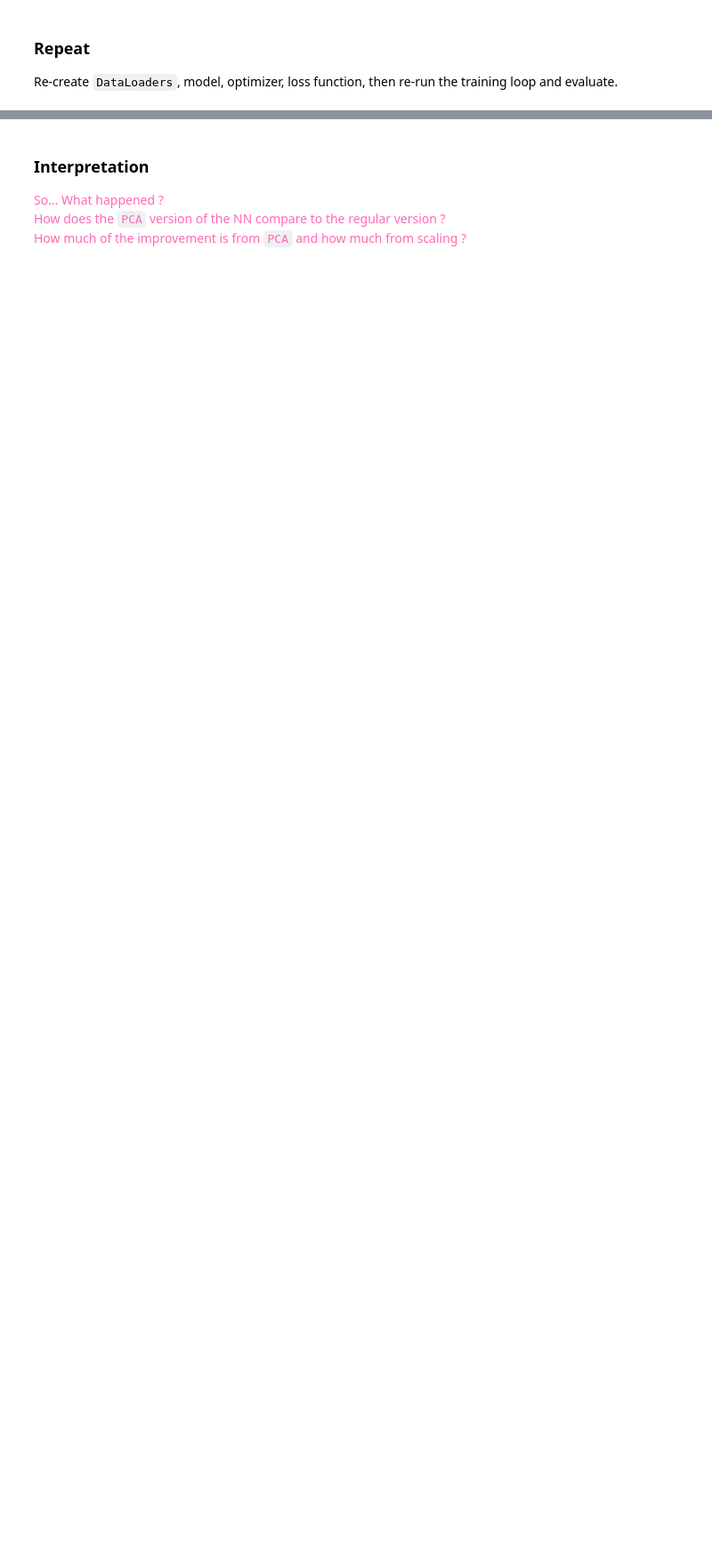
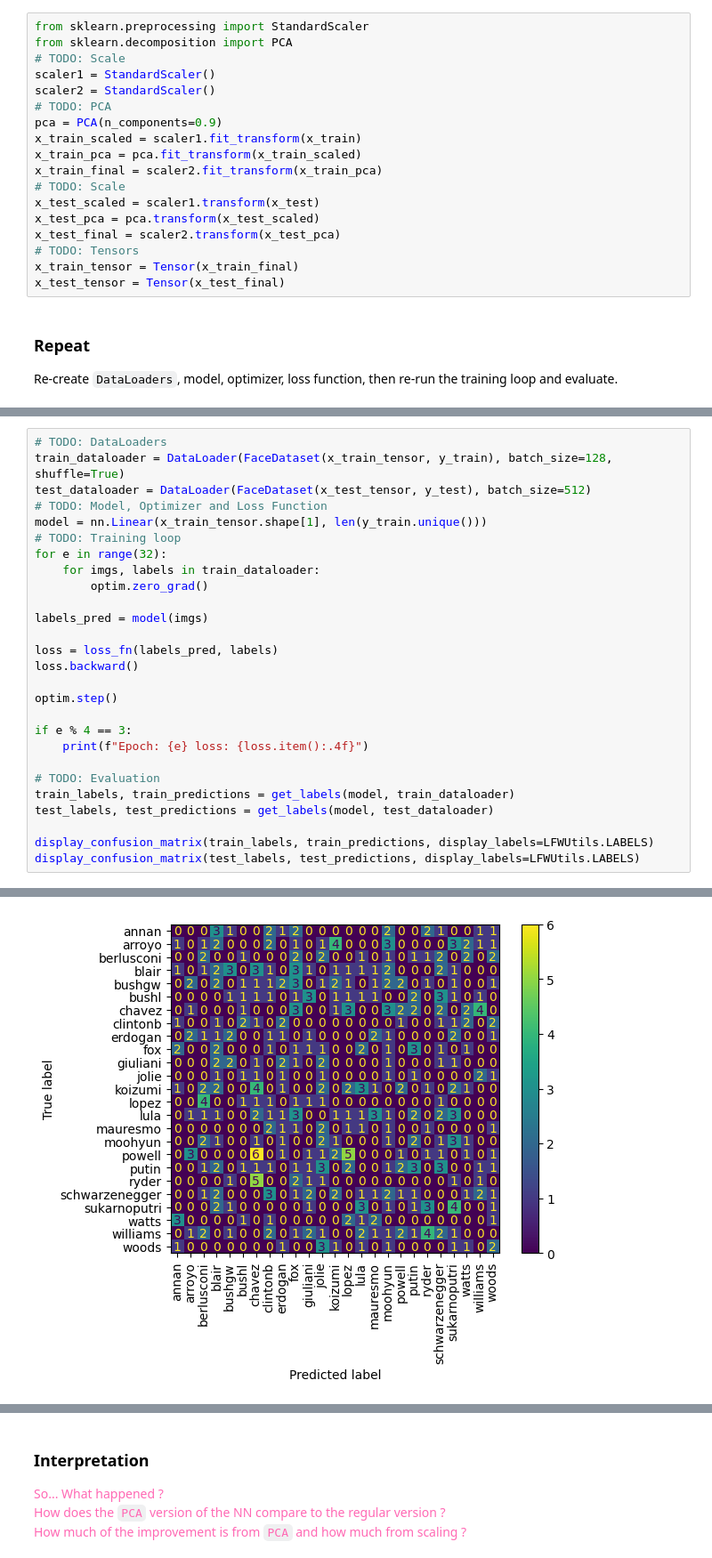
Before and after one commit to ywang114-0726/HW12, a Jupyter notebook: HW12.ipynb, the cells around one changed output, grey strips where cells are left out. Shown: that part at 89% size. Cells and saved outputs as stored; diff of their text form; blank space fills up the shorter version.

```diff
--- a/HW12.ipynb
+++ b/HW12.ipynb
@@ -195,3 +190,21 @@ For the `PCA`, an explained variance of about $90\%$ should be good, and, after
+# %%
+from sklearn.preprocessing import StandardScaler
+from sklearn.decomposition import PCA
+# TODO: Scale
+scaler1 = StandardScaler()
+scaler2 = StandardScaler()
+# TODO: PCA
+pca = PCA(n_components=0.9)
+x_train_scaled = scaler1.fit_transform(x_train)
+x_train_pca = pca.fit_transform(x_train_scaled)
+x_train_final = scaler2.fit_transform(x_train_pca)
+# TODO: Scale
+x_test_scaled = scaler1.transform(x_test)
+x_test_pca = pca.transform(x_test_scaled)
+x_test_final = scaler2.transform(x_test_pca)
+# TODO: Tensors
+x_train_tensor = Tensor(x_train_final)
+x_test_tensor = Tensor(x_test_final)
 # %% [markdown]
 ### Repeat
 
@@ -203,0 +212,28 @@ Re-create `DataLoaders`, model, optimizer, loss function, then re-run the traini
+# %%
+# TODO: DataLoaders
+train_dataloader = DataLoader(FaceDataset(x_train_tensor, y_train), batch_size=128, shuffle=True)
+test_dataloader = DataLoader(FaceDataset(x_test_tensor, y_test), batch_size=512)
+# TODO: Model, Optimizer and Loss Function
+model = nn.Linear(x_train_tensor.shape[1], len(y_train.unique()))
+# TODO: Training loop
+for e in range(32):
+    for imgs, labels in train_dataloader:
+        optim.zero_grad()
+
+labels_pred = model(imgs)
+
+loss = loss_fn(labels_pred, labels)
+loss.backward()
+
+optim.step()
+
+if e % 4 == 3:
+    print(f"Epoch: {e} loss: {loss.item():.4f}")
+
+# TODO: Evaluation
+train_labels, train_predictions = get_labels(model, train_dataloader)
+test_labels, test_predictions = get_labels(model, test_dataloader)
+
+display_confusion_matrix(train_labels, train_predictions, display_labels=LFWUtils.LABELS)
+display_confusion_matrix(test_labels, test_predictions, display_labels=LFWUtils.LABELS)
+# %% [output]
@@ -203,0 +241 @@ Re-create `DataLoaders`, model, optimizer, loss function, then re-run the traini
+[figure, added]
```
Also changed, not shown: parts of 5 cells of this notebook.
